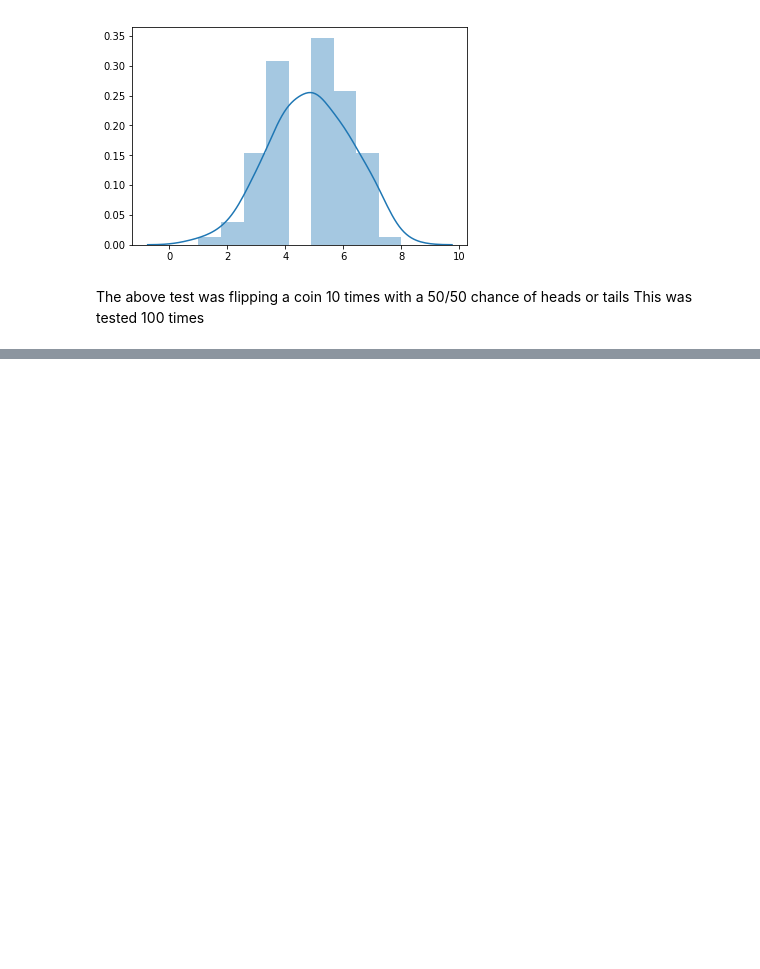
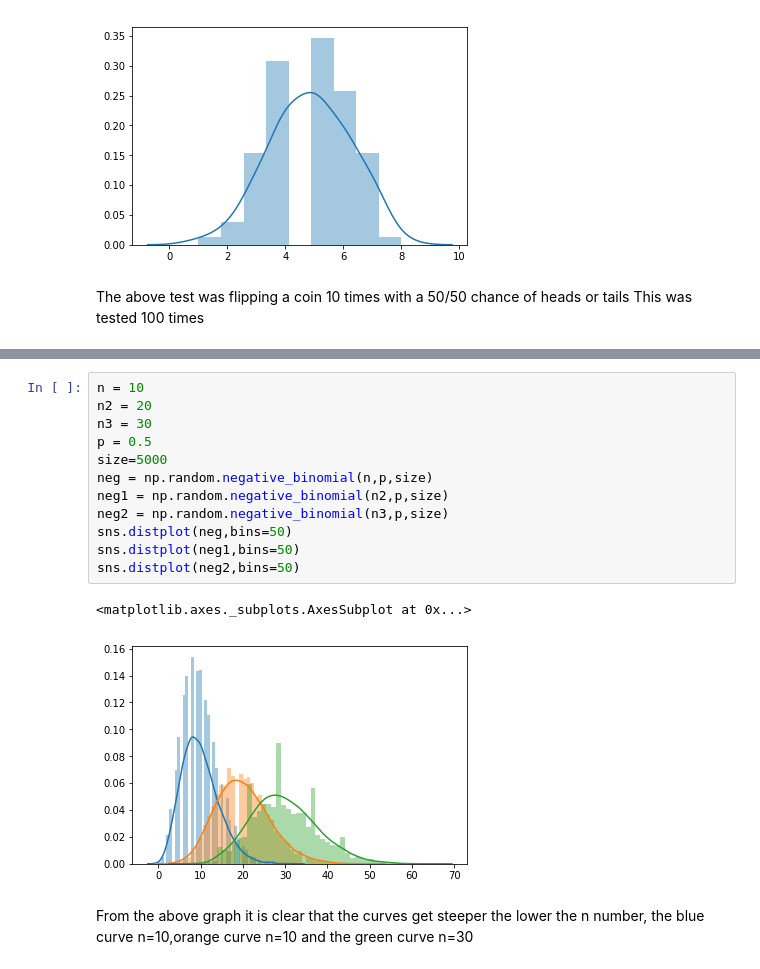
Before and after one commit to EoinStankard/DataAnalysis_Numpy_Assignment, a Jupyter notebook: Numpy-random-assignment.ipynb, the cells around one changed output, grey strips where cells are left out. Cells and saved outputs as stored; diff of their text form; blank space fills up the shorter version.

```diff
--- a/Numpy-random-assignment.ipynb
+++ b/Numpy-random-assignment.ipynb
@@ -601,0 +632,17 @@ plt.hist(t,bins = 60)
+# %%
+n = 10
+n2 = 20
+n3 = 30
+p = 0.5
+size=5000
+neg = np.random.negative_binomial(n,p,size)
+neg1 = np.random.negative_binomial(n2,p,size)
+neg2 = np.random.negative_binomial(n3,p,size)
+sns.distplot(neg,bins=50)
+sns.distplot(neg1,bins=50)
+sns.distplot(neg2,bins=50)
+# %% [output]
+<matplotlib.axes._subplots.AxesSubplot at 0x...>
+[figure, added]
+# %% [markdown]
+From the above graph it is clear that the curves get steeper the lower the n number, the blue curve n=10,orange curve n=10 and the green curve n=30
```
Also changed, not shown: parts of 5 cells of this notebook, 1 other file.
